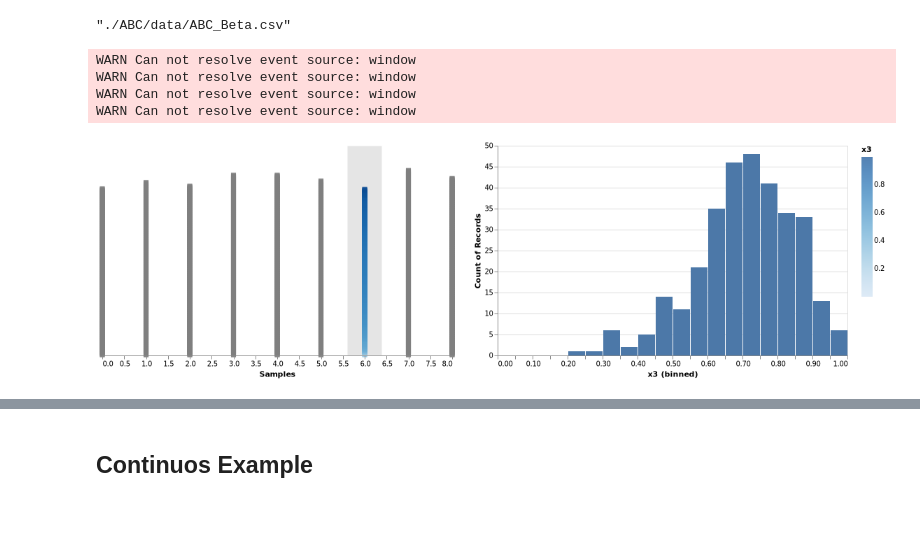
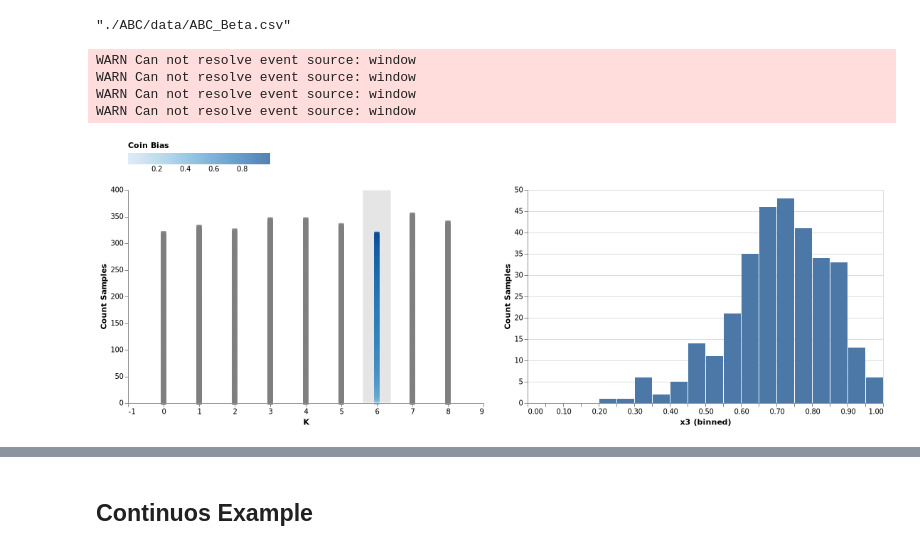
Before and after one commit to davibarreira/Visualizations, a Jupyter notebook: FinalProject/ABC_VegaLite.ipynb, the cells around one changed output, grey strips where cells are left out. Saved outputs shown, nothing was run; the diff lists cells and outputs as text; code cells hidden in the pictures; blank space fills up the shorter version.

```diff
--- a/FinalProject/ABC_VegaLite.ipynb
+++ b/FinalProject/ABC_VegaLite.ipynb
@@ -56,6 +56,7 @@ points = df |> vl"""
 {
 "hconcat" : [
   {
+
     "view":{"stroke" : null},
     "layer": [{
 
@@ -68,41 +69,44 @@ points = df |> vl"""
     "height": 300,
     "mark": {"type": "square"},
     "encoding": {
-        "x": {"field": "x1", "type": "quantitative","axis": {"grid":false, "title":"Samples"}},
-        "y": {"field": "x2", "type": "quantitative", "axis": null},
+        "x": {"field": "x1", "type": "quantitative","axis": {"grid":false, "title":"K"},"scale":{"domain":[-0.1,8.1]}},
+        "y": {"field": "x2", "type": "quantitative", "axis": {"grid":false, "title":"Count Samples"}},
         "size":{"value":50},
         "color": {
-              "condition": {"selection": "brush", "field": "x3", "type": "quantitative"},
+              "condition": {"selection": "brush", "field": "x3", "type": "quantitative","title":"Coin Bias",
+              "legend": {"orient": "top", "title": "Coin Bias"}
+                            },
               "value": "grey"
             }
         }
 }]},
   {
     "layer":[{
     "transform": [
       {"filter": {"selection": "brush"}}
     ],
     "width": 500,
     "height": 300,
     "mark": "bar",
     "encoding": {
     "x": {
         "bin":{"maxbins":20},
         "field": "x3",
         "type": "quantitative"
     },
     "y": {
         "aggregate": "count",
-        "type": "quantitative"
+        "type": "quantitative",
+        "title": "Count Samples"
       }
     }}
     ]
 }]
 }
 """
 # %% [output]
 WARN Can not resolve event source: window
 WARN Can not resolve event source: window
 WARN Can not resolve event source: window
 WARN Can not resolve event source: window
-[figure, old version]
+[figure, new version]
```
Also changed, not shown: parts of 5 cells of this notebook, 1 other file.
